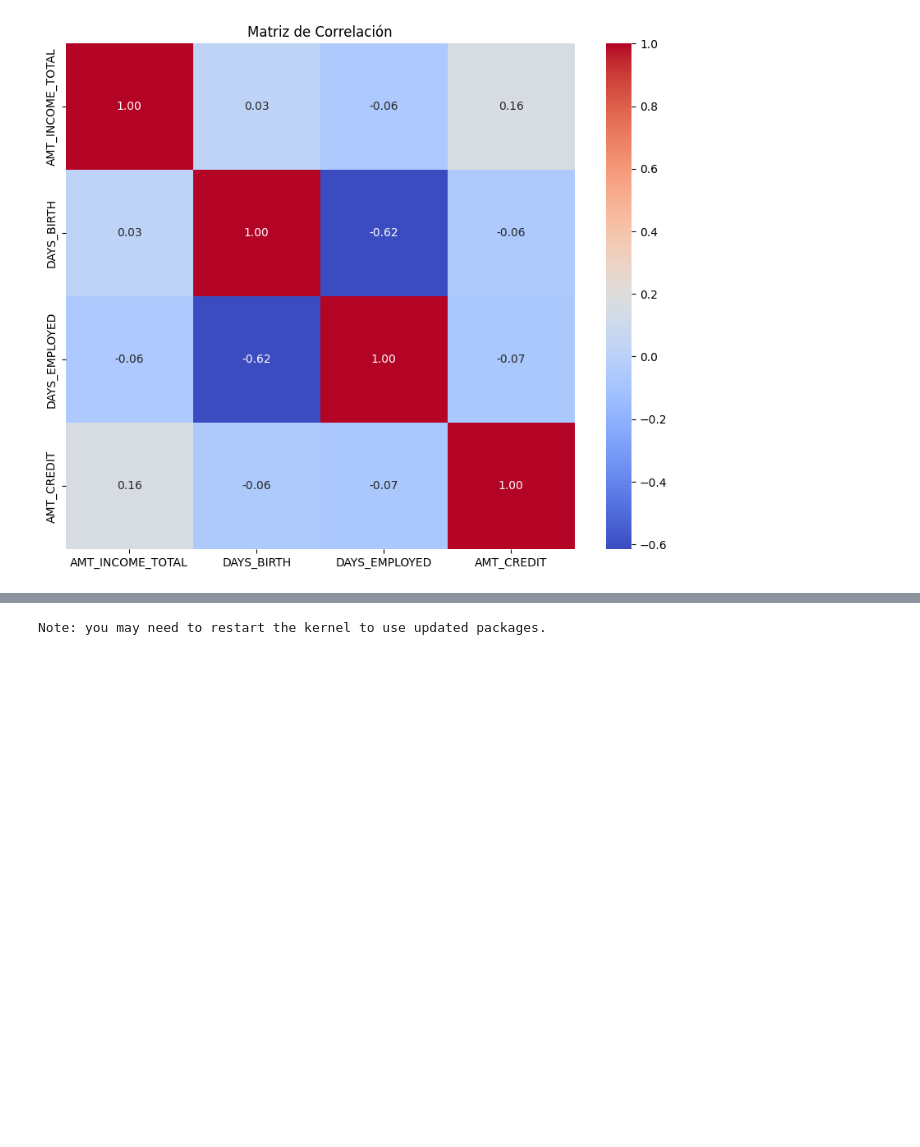
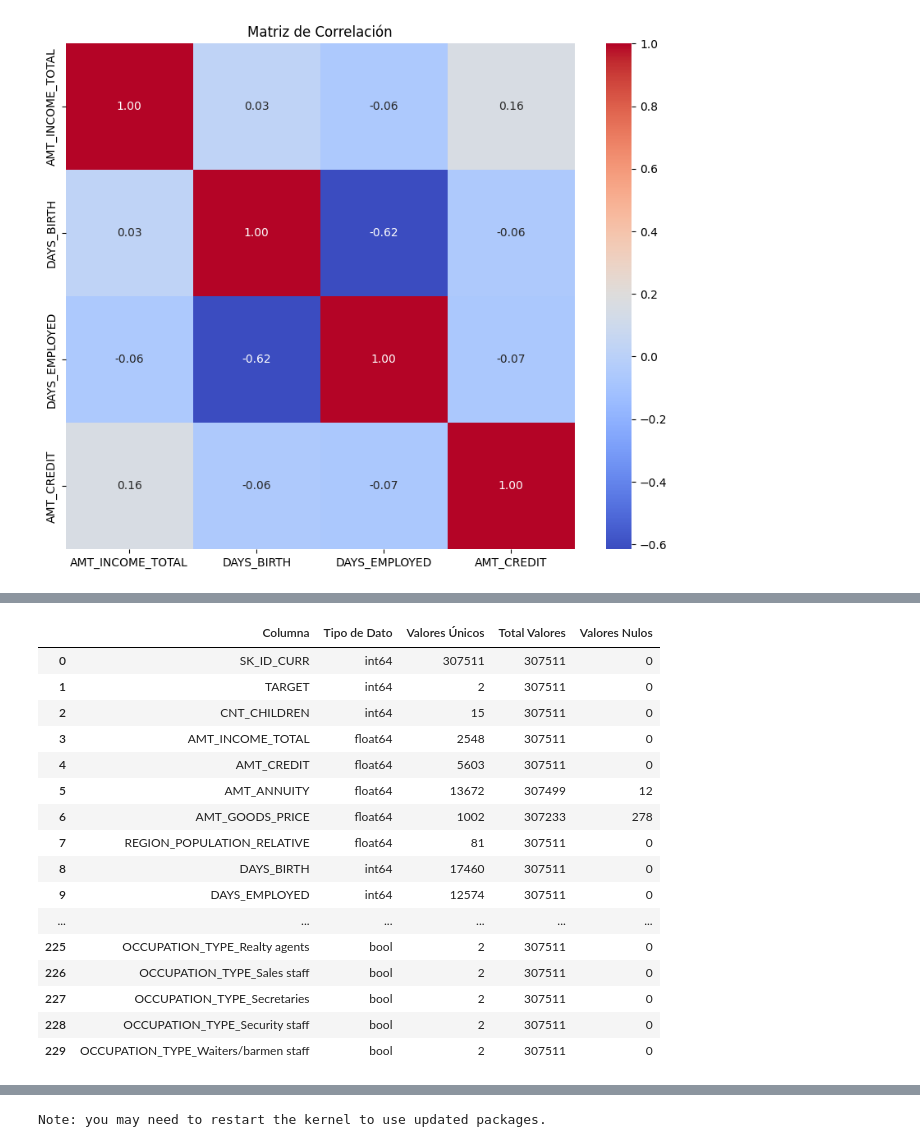
Before and after one commit to davidsosaolea/Home_Credit_Default_Risk, a Jupyter notebook: EDA_Home_Credit_Default_Risk.ipynb, the cells around one changed output, grey strips where cells are left out. Cells and saved outputs as stored; diff of their text form; code cells hidden in the pictures; blank space fills up the shorter version.

```diff
--- a/EDA_Home_Credit_Default_Risk.ipynb
+++ b/EDA_Home_Credit_Default_Risk.ipynb
@@ -830,0 +736,2 @@ ModuleNotFoundError: No module named 'lightgbm'
+# %%
+data = application_train.copy()
@@ -830,0 +748,10 @@ ModuleNotFoundError: No module named 'lightgbm'
+# %%
+
+# Lista de nombres de columnas que son variables categóricas
+categorical_columns = ['NAME_CONTRACT_TYPE', 'CODE_GENDER', 'FLAG_OWN_CAR', 'FLAG_OWN_REALTY', 'NAME_TYPE_SUITE', 'NAME_INCOME_TYPE', 'NAME_EDUCATION_TYPE', 'NAME_FAMILY_STATUS', 'NAME_HOUSING_TYPE', 'WEEKDAY_APPR_PROCESS_START', 'ORGANIZATION_TYPE', 'FONDKAPREMONT_MODE', 'HOUSETYPE_MODE', 'WALLSMATERIAL_MODE', 'EMERGENCYSTATE_MODE', 'OCCUPATION_TYPE']
+
+# Aplicar codificación one-hot a las variables categóricas
+data_encoded = pd.get_dummies(data, columns=categorical_columns, drop_first=True)
+
+# Ver los primeros registros del DataFrame con las variables codificadas
+data_encoded.head()
@@ -830,0 +766,20 @@ ModuleNotFoundError: No module named 'lightgbm'
+# %%
+obtener_resumen_valores_unicos(data_encoded)
+# %% [output]
+|  | Columna | Tipo de Dato | Valores Únicos | Total Valores | Valores Nulos |
+| 0 | SK_ID_CURR | int64 | 307511 | 307511 | 0 |
+| 1 | TARGET | int64 | 2 | 307511 | 0 |
+| 2 | CNT_CHILDREN | int64 | 15 | 307511 | 0 |
+| 3 | AMT_INCOME_TOTAL | float64 | 2548 | 307511 | 0 |
+| 4 | AMT_CREDIT | float64 | 5603 | 307511 | 0 |
+| 5 | AMT_ANNUITY | float64 | 13672 | 307499 | 12 |
+| 6 | AMT_GOODS_PRICE | float64 | 1002 | 307233 | 278 |
+| 7 | REGION_POPULATION_RELATIVE | float64 | 81 | 307511 | 0 |
+| 8 | DAYS_BIRTH | int64 | 17460 | 307511 | 0 |
+| 9 | DAYS_EMPLOYED | int64 | 12574 | 307511 | 0 |
+| ... | ... | ... | ... | ... | ... |
+| 225 | OCCUPATION_TYPE_Realty agents | bool | 2 | 307511 | 0 |
+| 226 | OCCUPATION_TYPE_Sales staff | bool | 2 | 307511 | 0 |
+| 227 | OCCUPATION_TYPE_Secretaries | bool | 2 | 307511 | 0 |
+| 228 | OCCUPATION_TYPE_Security staff | bool | 2 | 307511 | 0 |
+| 229 | OCCUPATION_TYPE_Waiters/barmen staff | bool | 2 | 307511 | 0 |
```
Also changed, not shown: parts of 5 cells of this notebook.
